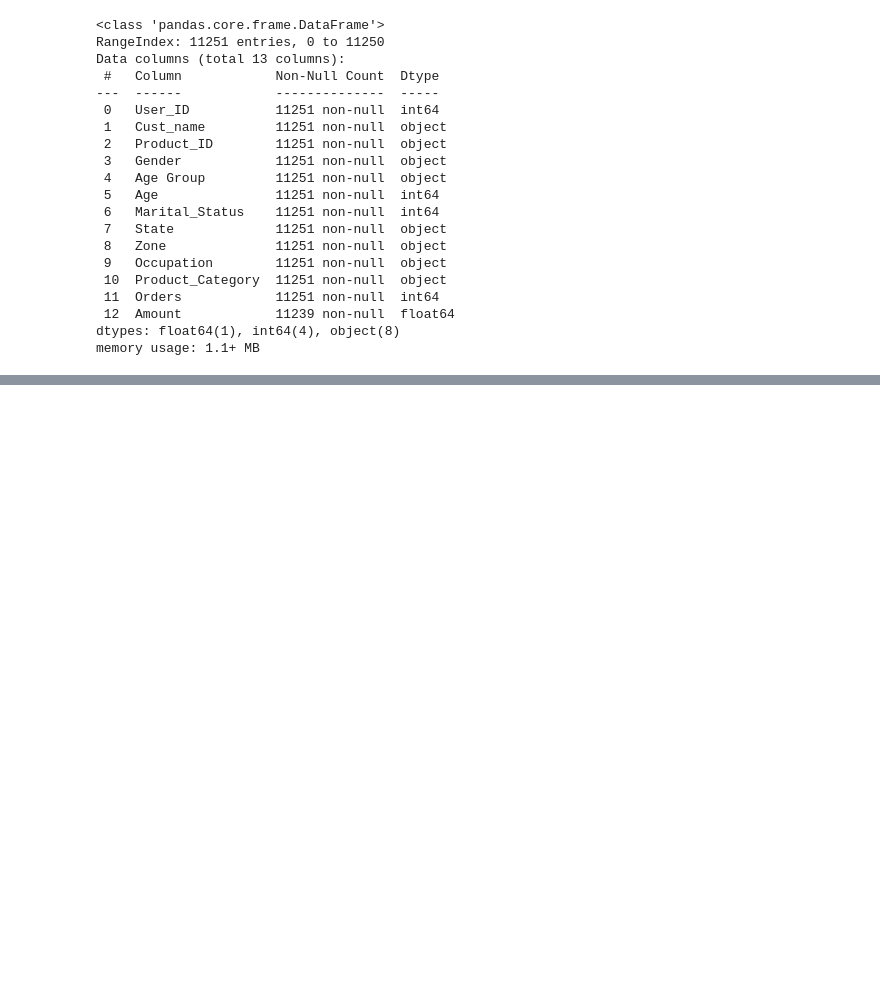
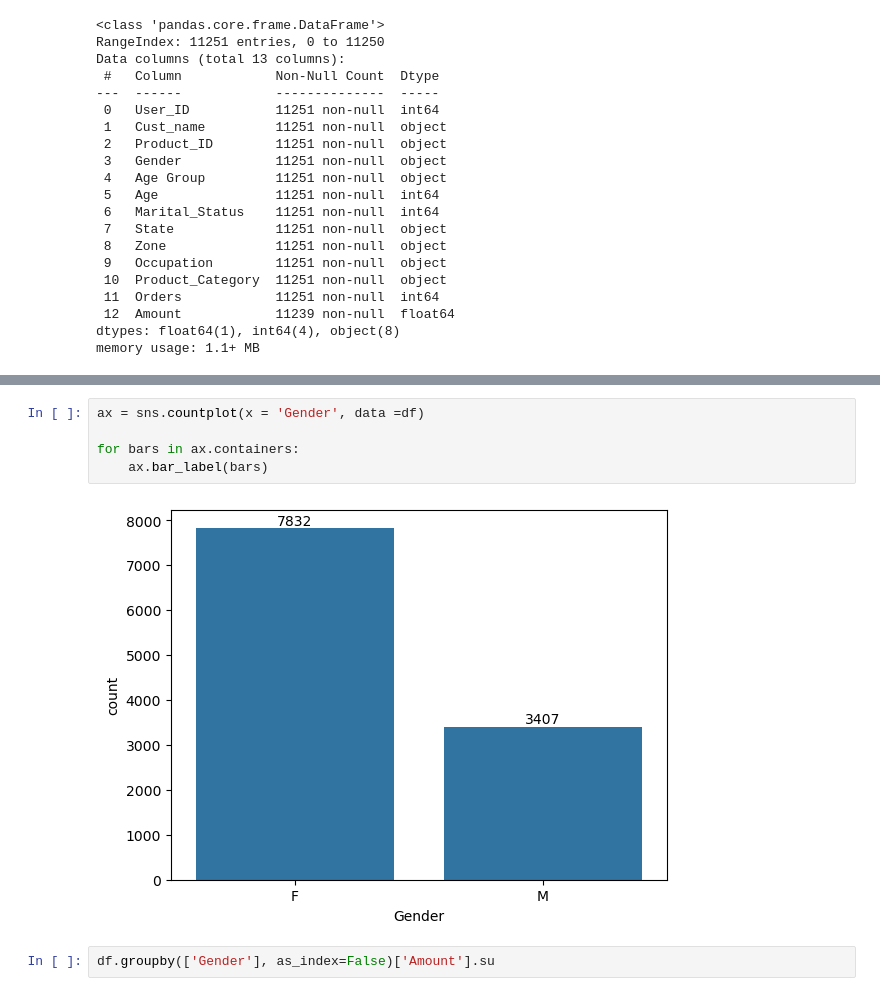
Before and after one commit to shakti-mankar/DA-DS-Projects, a Jupyter notebook: Python_Diwali_sales_analysis/Diwali_sales_Analysis.ipynb, the cells around one changed output, grey strips where cells are left out. Cells and saved outputs as stored; diff of their text form; blank space fills up the shorter version.

```diff
--- a/Python_Diwali_sales_analysis/Diwali_sales_Analysis.ipynb
+++ b/Python_Diwali_sales_analysis/Diwali_sales_Analysis.ipynb
@@ -108,0 +163,9 @@ df.isnull()
+# %%
+ax = sns.countplot(x = 'Gender', data =df)
+
+for bars in ax.containers:
+    ax.bar_label(bars)
+# %% [output]
+[figure, added]
+# %%
+df.groupby(['Gender'], as_index=False)['Amount'].su
```
Also changed, not shown: parts of 11 cells of this notebook.
